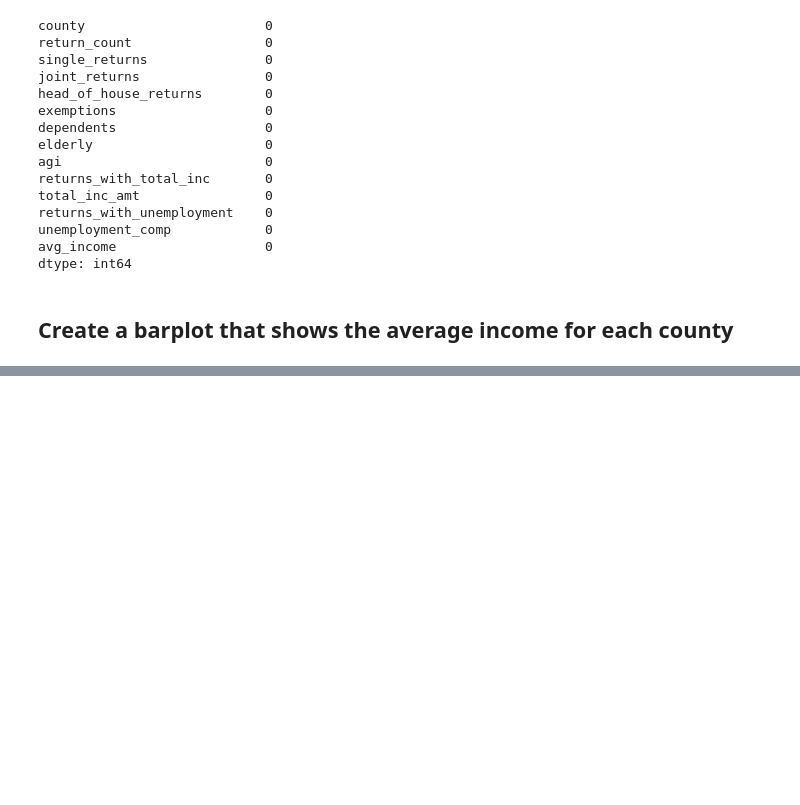
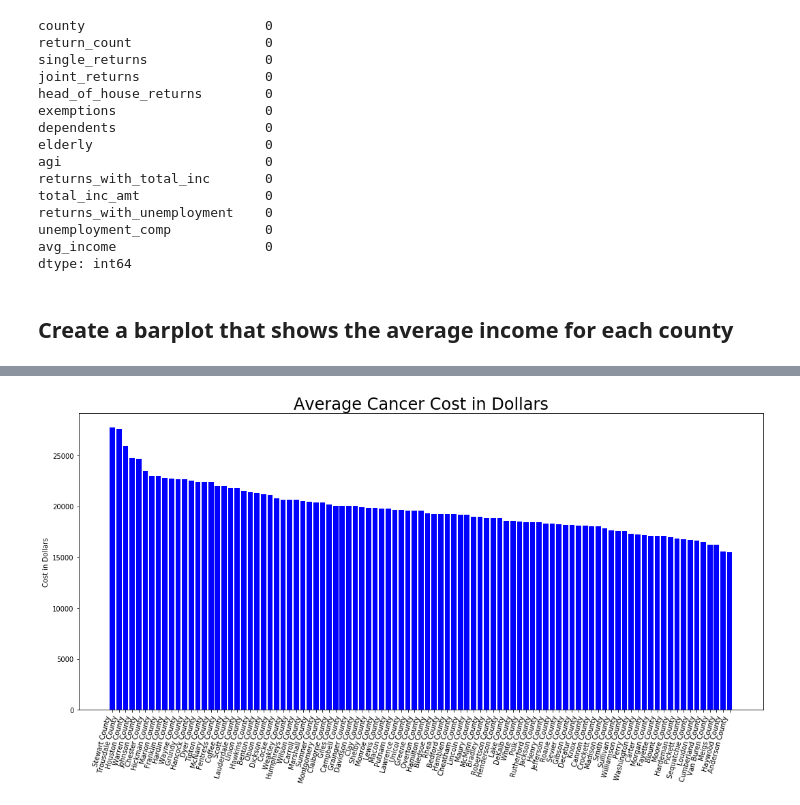
Before and after one commit to meadm/vanderbilt-data-essentials-cohort-2, a Jupyter notebook: Jupyter_notebooks/Main_notebook.ipynb, the cells around one changed output, grey strips where cells are left out. Drawn from its saved outputs; the diff is of its cells as text; code cells hidden in the pictures; blank space fills up the shorter version.

```diff
--- a/Jupyter_notebooks/Main_notebook.ipynb
+++ b/Jupyter_notebooks/Main_notebook.ipynb
@@ -490,0 +522,8 @@ AttributeError: module 'matplotlib' has no attribute 'barh'
+# %%
+plt.figure(figsize = (18, 8))
+plt.bar('county', 'analysis_value', data=cancer_costs_tennessee_sort, color="blue")
+plt.xticks(rotation = 75, ha = 'right')
+plt.title("Average Cancer Cost in Dollars", fontsize=24)
+plt.ylabel('Cost in Dollars');
+# %% [output]
+[figure, added]
```
Also changed, not shown: parts of 29 cells of this notebook, 5 other files.
